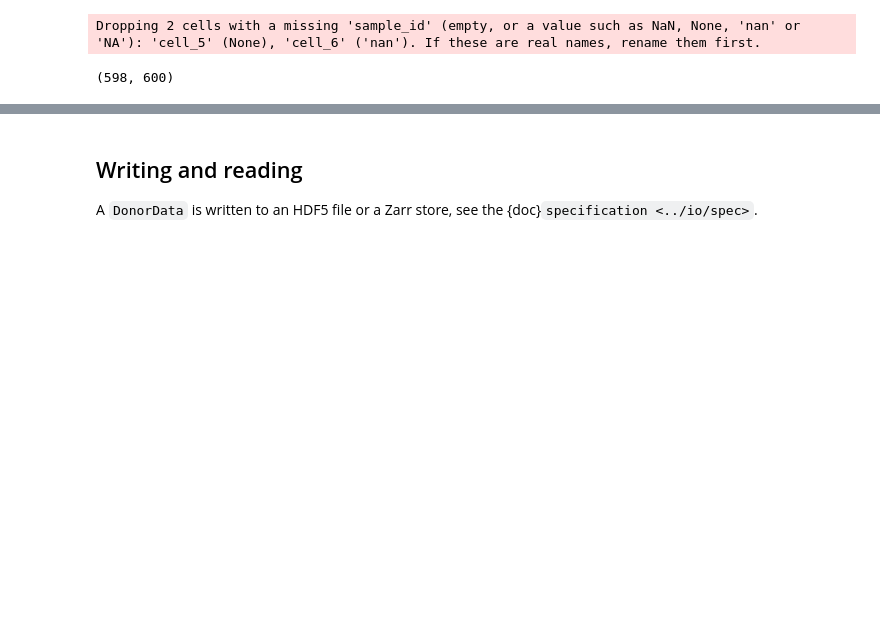
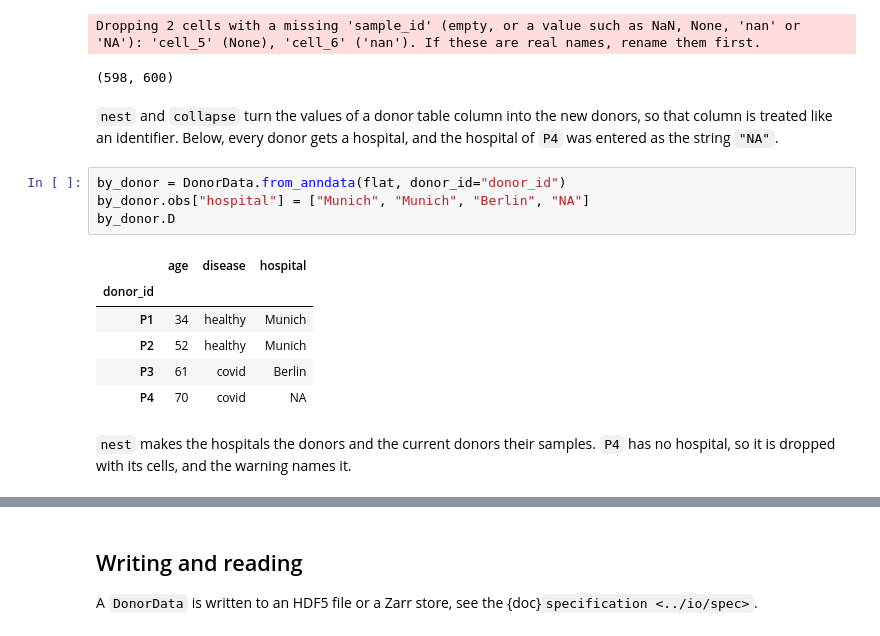
Before and after one commit to theislab/donordata, a Jupyter notebook: docs/tutorials/getting_started.ipynb, the cells around one changed output, grey strips where cells are left out. Drawn from its saved outputs; the diff is of its cells as text; blank space fills up the shorter version.

Commit message:
Show in the tutorial how nest and collapse drop donors with a missing group

```diff
--- a/docs/tutorials/getting_started.ipynb
+++ b/docs/tutorials/getting_started.ipynb
@@ -200,3 +199,20 @@ DonorData.from_anndata(unassigned, donor_id="donor_id", sample_id="sample_id").n
 # %% [output]
 Dropping 2 cells with a missing 'sample_id' (empty, or a value such as NaN, None, 'nan' or 'NA'): 'cell_5' (None), 'cell_6' ('nan'). If these are real names, rename them first.
 (598, 600)
+# %% [markdown]
+`nest` and `collapse` turn the values of a donor table column into the new donors, so that column is treated like
+an identifier. Below, every donor gets a hospital, and the hospital of `P4` was entered as the string `"NA"`.
+# %%
+by_donor = DonorData.from_anndata(flat, donor_id="donor_id")
+by_donor.obs["hospital"] = ["Munich", "Munich", "Berlin", "NA"]
+by_donor.D
+# %% [output]
+|  | age | disease | hospital |
+| donor_id |  |  |  |
+| P1 | 34 | healthy | Munich |
+| P2 | 52 | healthy | Munich |
+| P3 | 61 | covid | Berlin |
+| P4 | 70 | covid | NA |
+# %% [markdown]
+`nest` makes the hospitals the donors and the current donors their samples. `P4` has no hospital, so it is dropped
+with its cells, and the warning names it.
```
Also changed, not shown: parts of 5 cells of this notebook.
